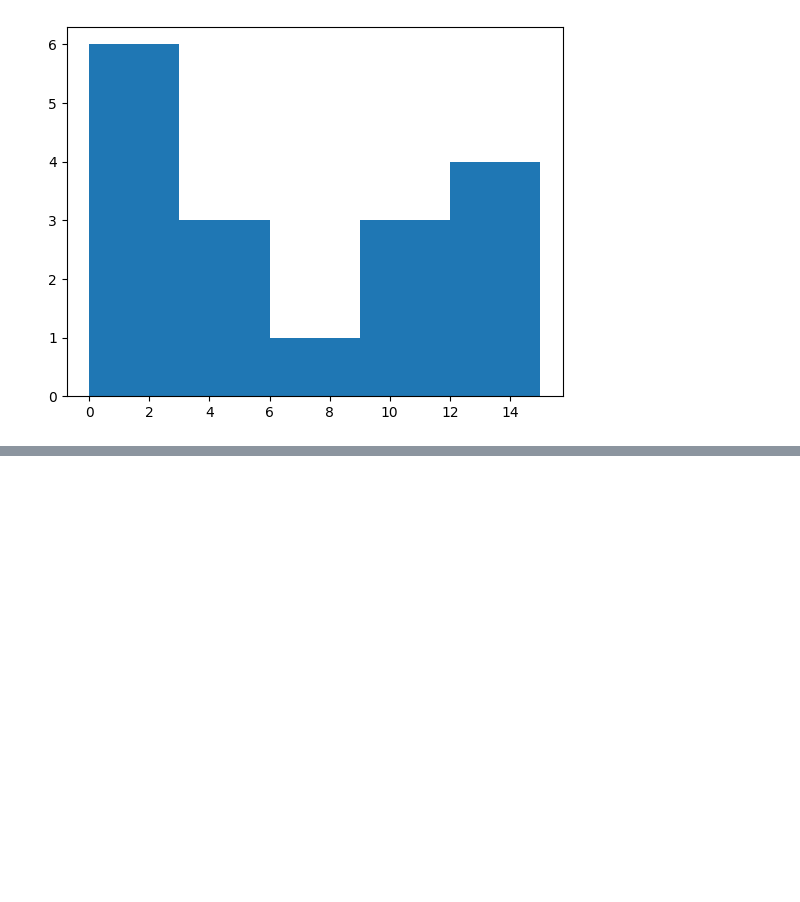
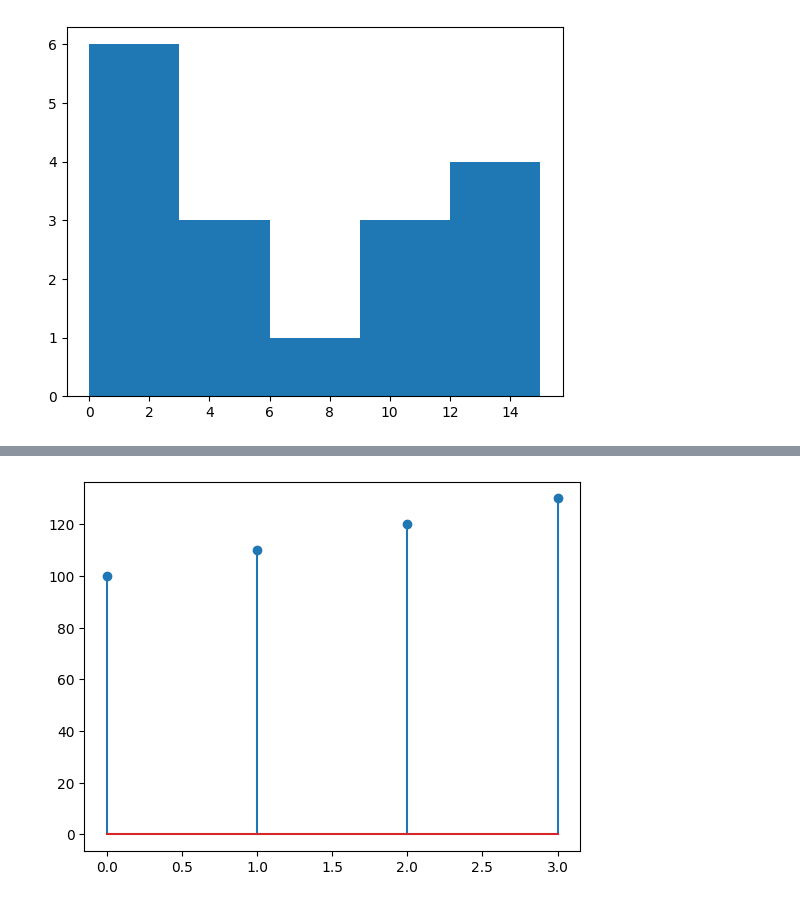
Before and after one commit to sanjaikannang/AI-ML, a Jupyter notebook: Module_7/Day-1/Day-1.ipynb, the cells around one changed output, grey strips where cells are left out. Drawn from its saved outputs; the diff is of its cells as text; code cells hidden in the pictures; blank space fills up the shorter version.

```diff
--- a/Module_7/Day-1/Day-1.ipynb
+++ b/Module_7/Day-1/Day-1.ipynb
@@ -155,0 +178,16 @@ plt.show()
+# %%
+# Line Plot
+
+import numpy as np
+import seaborn as sns
+import matplotlib.pyplot as plt
+
+course = np.arange(4)
+
+# Male
+male =[100, 110, 120, 130]
+plt.stem(course, male)
+
+plt.show()
+# %% [output]
+[figure, added]
```
Also changed, not shown: parts of 4 cells of this notebook.
